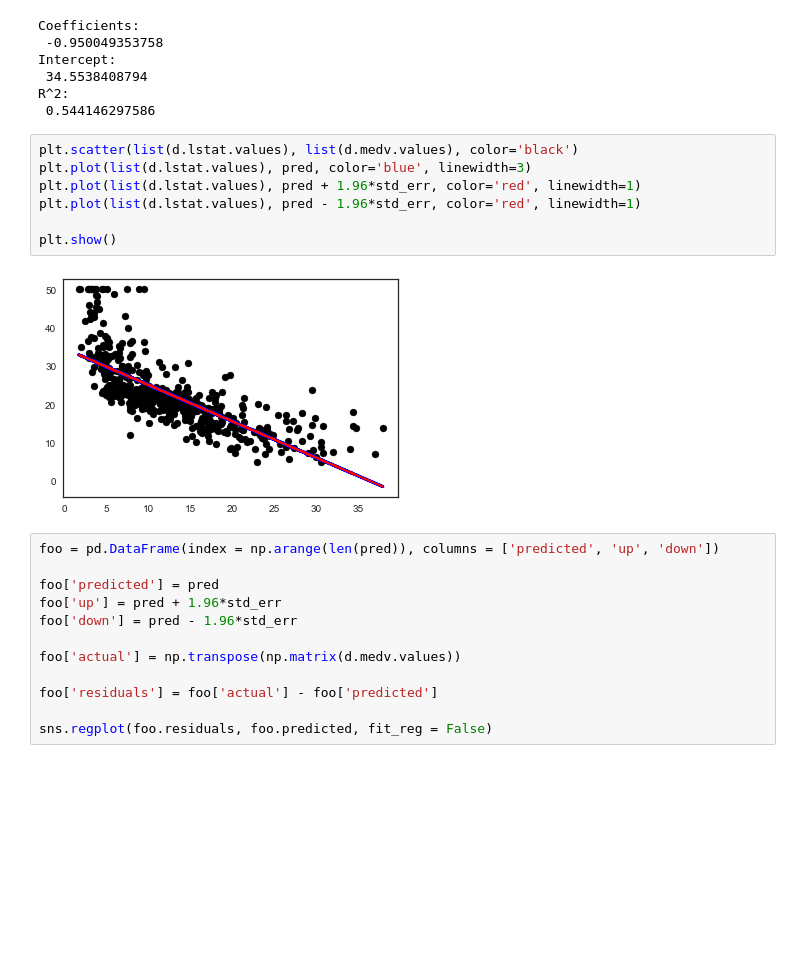
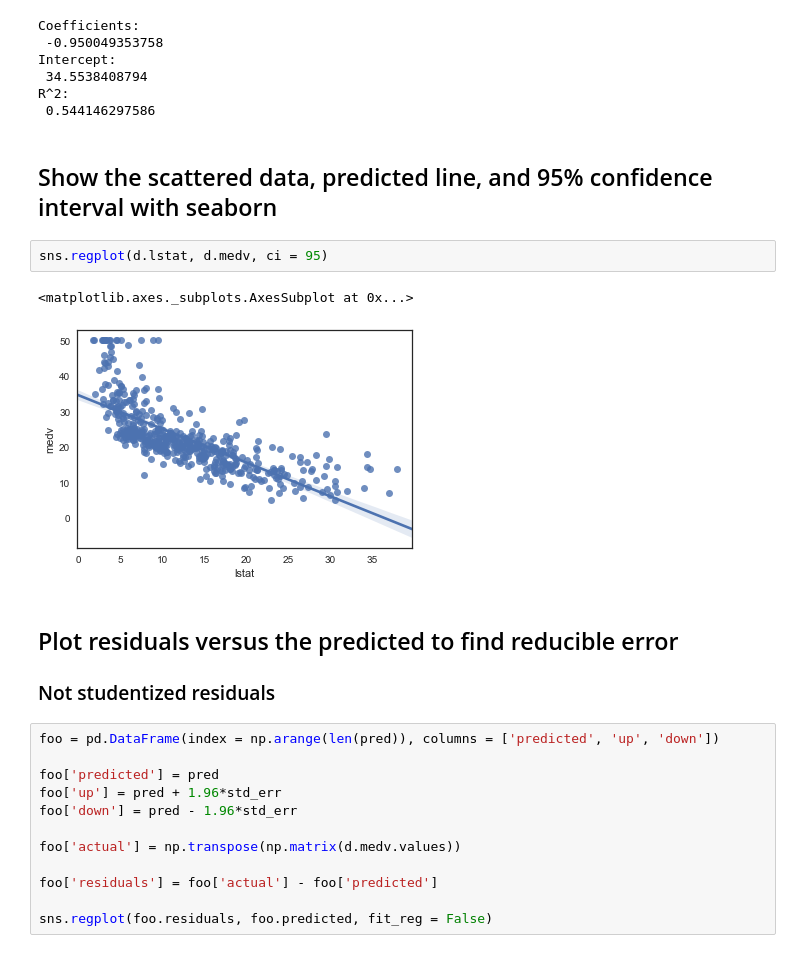
Before and after one commit to abbiepopa/intro_to_stat_learning_reading_grp, a Jupyter notebook: Chapter3_Lab.ipynb, the cells around one changed output. Saved outputs shown, nothing was run; the diff lists cells and outputs as text; blank space fills up the shorter version.

```diff
--- a/Chapter3.ipynb
+++ b/Chapter3_Lab.ipynb
@@ -51,15 +68,17 @@ Intercept:
  34.5538408794
 R^2:
  0.544146297586
-# %%
-plt.scatter(list(d.lstat.values), list(d.medv.values), color='black')
-plt.plot(list(d.lstat.values), pred, color='blue', linewidth=3)
-plt.plot(list(d.lstat.values), pred + 1.96*std_err, color='red', linewidth=1)
-plt.plot(list(d.lstat.values), pred - 1.96*std_err, color='red', linewidth=1)
-
-plt.show()
-# %% [output]
-[figure, removed]
+# %% [markdown]
+## Show the scattered data, predicted line, and 95% confidence interval with seaborn
+# %%
+sns.regplot(d.lstat, d.medv, ci = 95)
+# %% [output]
+<matplotlib.axes._subplots.AxesSubplot at 0x...>
+[figure, added]
+# %% [markdown]
+## Plot residuals versus the predicted to find reducible error
+
+### Not studentized residuals
 # %%
 foo = pd.DataFrame(index = np.arange(len(pred)), columns = ['predicted', 'up', 'down'])
 
```
Also changed, not shown: parts of 29 cells of this notebook.
